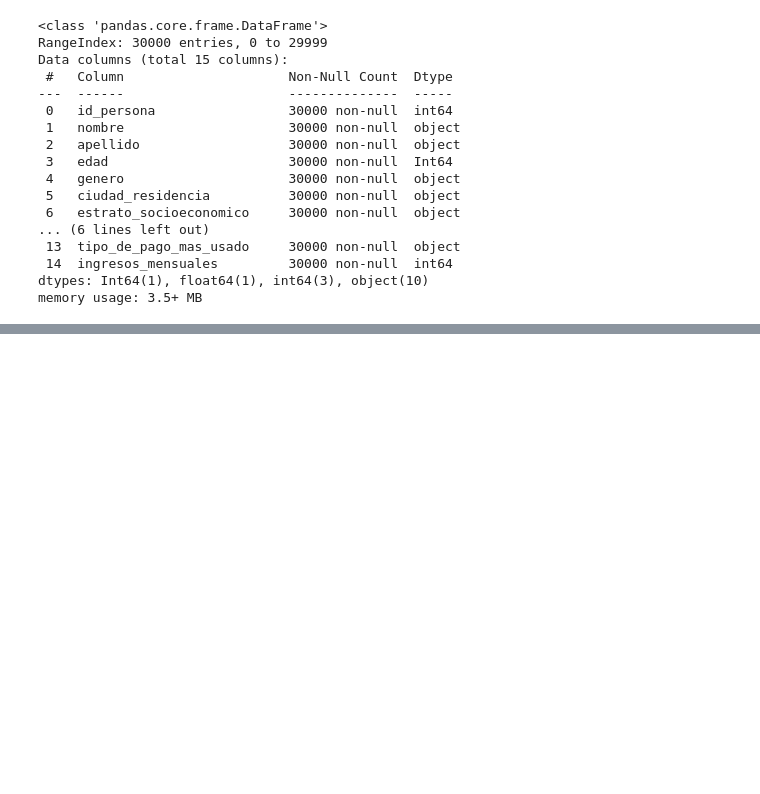
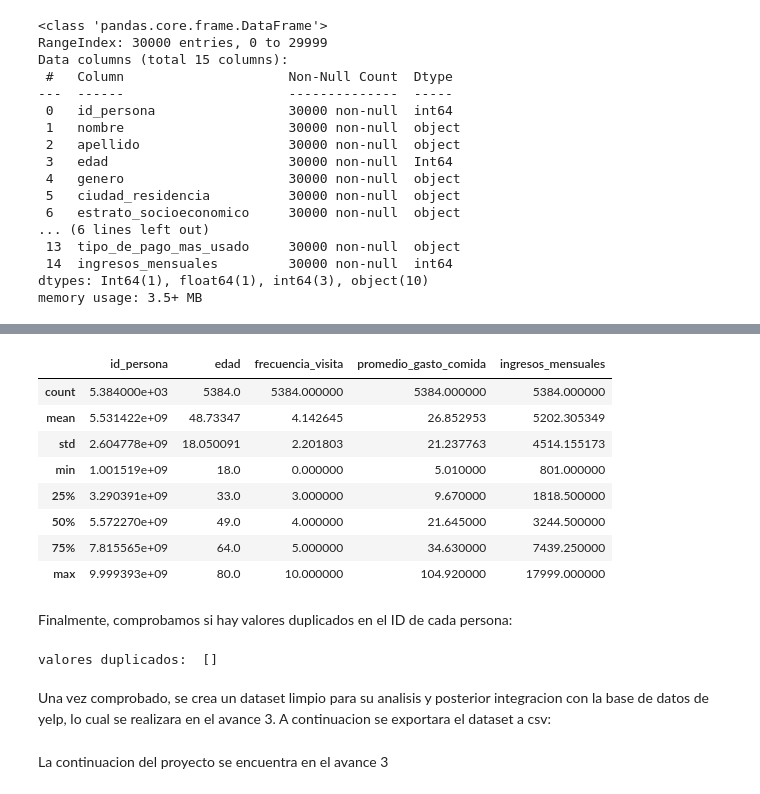
Before and after one commit to ccantilloa/Data-Science-Henry, a Jupyter notebook: Module 1/Proyecto integrador/Avance_EDA.ipynb, the cells around one changed output, grey strips where cells are left out. Saved outputs shown, nothing was run; the diff lists cells and outputs as text; code cells hidden in the pictures; blank space fills up the shorter version.

```diff
--- a/Module 1/Proyecto integrador/Avance_EDA.ipynb
+++ b/Module 1/Proyecto integrador/Avance_EDA.ipynb
@@ -197,0 +218,22 @@ memory usage: 3.5+ MB
+# %%
+df_clientes_chicago["frecuencia_visita"] = df_clientes_chicago["frecuencia_visita"].where(df_clientes_chicago["frecuencia_visita"] >= 0,-df_clientes_chicago["frecuencia_visita"])  # aquí aplicamos el signo menos)
+# %%
+df_clientes_chicago.describe()
+# %% [output]
+|  | id_persona | edad | frecuencia_visita | promedio_gasto_comida | ingresos_mensuales |
+| count | 5.384000e+03 | 5384.0 | 5384.000000 | 5384.000000 | 5384.000000 |
+| mean | 5.531422e+09 | 48.73347 | 4.142645 | 26.852953 | 5202.305349 |
+| std | 2.604778e+09 | 18.050091 | 2.201803 | 21.237763 | 4514.155173 |
+| min | 1.001519e+09 | 18.0 | 0.000000 | 5.010000 | 801.000000 |
+| 25% | 3.290391e+09 | 33.0 | 3.000000 | 9.670000 | 1818.500000 |
+| 50% | 5.572270e+09 | 49.0 | 4.000000 | 21.645000 | 3244.500000 |
+| 75% | 7.815565e+09 | 64.0 | 5.000000 | 34.630000 | 7439.250000 |
+| max | 9.999393e+09 | 80.0 | 10.000000 | 104.920000 | 17999.000000 |
+# %% [markdown]
+Finalmente, comprobamos si hay valores duplicados en el ID de cada persona:
+# %%
+print('valores duplicados: ',df_clientes_chicago[df_clientes_chicago['id_persona'].duplicated(keep=False)]['id_persona'].unique())
+# %% [output]
+valores duplicados:  []
+# %% [markdown]
+Una vez comprobado, se crea un dataset limpio para su analisis y posterior integracion con la base de datos de yelp, lo cual se realizara en el avance 3. A continuacion se exportara el dataset a csv:
@@ -197,0 +242,2 @@ memory usage: 3.5+ MB
+# %% [markdown]
+La continuacion del proyecto se encuentra en el avance 3
```
Also changed, not shown: parts of 12 cells of this notebook, 6 other files.
